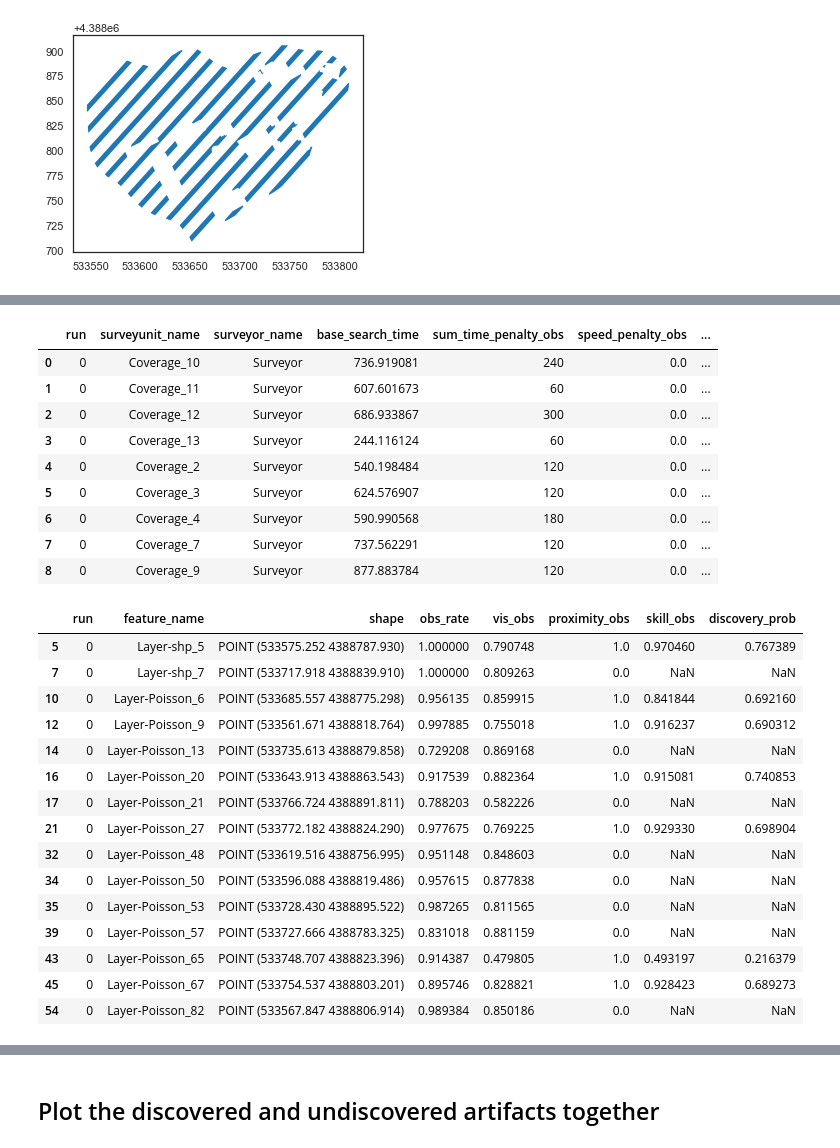
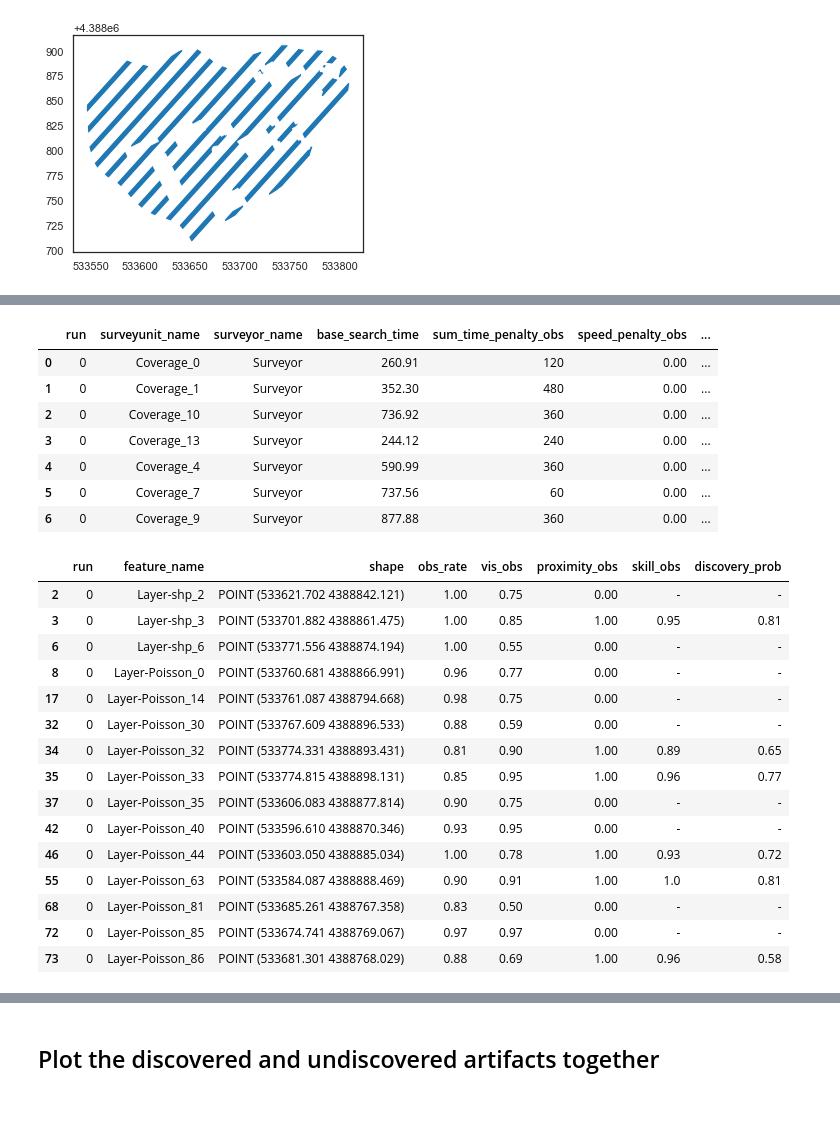
Before and after one commit to deppen8/prospect, a Jupyter notebook: notebooks/pub1/other_plots/other_plots.ipynb, the cells around one changed output, grey strips where cells are left out. Saved outputs shown, nothing was run; the diff lists cells and outputs as text; code cells hidden in the pictures; blank space fills up the shorter version.

```diff
--- a/notebooks/pub1/other_plots/other_plots.ipynb
+++ b/notebooks/pub1/other_plots/other_plots.ipynb
@@ -8,6 +9,8 @@ from scipy.stats import beta
 # %%
 sns.set_style("white")
 sns.set_context("notebook")
+
+pd.options.display.float_format = "{:,.2f}".format
 # %%
 area = prospect.Area.from_shapefile(
     name="Area",
@@ -45,8 +48,10 @@ layer_shp = prospect.Layer.from_shapefile(
     ideal_obs_rate=1.0,
 )
 
-layer_poisson = prospect.Layer.from_poisson_points(
-    rate=0.0015,
+layer_poisson = prospect.Layer.from_matern_points(
+    parent_rate=0.00017,
+    child_rate=12,
+    radius=10,
     name="Layer-Poisson",
     area=area,
     time_penalty=60,
@@ -106,37 +107,35 @@ survey = prospect.Survey(name="Survey", area=area, assemblage=assemblage, covera
 # %%
 survey.run(n_runs=1)
 # %%
-survey.time_surveyunit
+survey.time_surveyunit.fillna("-")
 # %% [output]
 |  | run | surveyunit_name | surveyor_name | base_search_time | sum_time_penalty_obs | speed_penalty_obs | ... |
-| 0 | 0 | Coverage_10 | Surveyor | 736.919081 | 240 | 0.0 | ... |
-| 1 | 0 | Coverage_11 | Surveyor | 607.601673 | 60 | 0.0 | ... |
-| 2 | 0 | Coverage_12 | Surveyor | 686.933867 | 300 | 0.0 | ... |
-| 3 | 0 | Coverage_13 | Surveyor | 244.116124 | 60 | 0.0 | ... |
-| 4 | 0 | Coverage_2 | Surveyor | 540.198484 | 120 | 0.0 | ... |
-| 5 | 0 | Coverage_3 | Surveyor | 624.576907 | 120 | 0.0 | ... |
-| 6 | 0 | Coverage_4 | Surveyor | 590.990568 | 180 | 0.0 | ... |
-| 7 | 0 | Coverage_7 | Surveyor | 737.562291 | 120 | 0.0 | ... |
-| 8 | 0 | Coverage_9 | Surveyor | 877.883784 | 120 | 0.0 | ... |
+| 0 | 0 | Coverage_0 | Surveyor | 260.91 | 120 | 0.00 | ... |
+| 1 | 0 | Coverage_1 | Surveyor | 352.30 | 480 | 0.00 | ... |
+| 2 | 0 | Coverage_10 | Surveyor | 736.92 | 360 | 0.00 | ... |
+| 3 | 0 | Coverage_13 | Surveyor | 244.12 | 240 | 0.00 | ... |
+| 4 | 0 | Coverage_4 | Surveyor | 590.99 | 360 | 0.00 | ... |
+| 5 | 0 | Coverage_7 | Surveyor | 737.56 | 60 | 0.00 | ... |
+| 6 | 0 | Coverage_9 | Surveyor | 877.88 | 360 | 0.00 | ... |
 # %%
-survey.discovery.sample(n=15).sort_index()
+survey.discovery.sample(n=15).sort_index().fillna("-")
 # %% [output]
 |  | run | feature_name | shape | obs_rate | vis_obs | proximity_obs | skill_obs | discovery_prob |
-| 5 | 0 | Layer-shp_5 | POINT (533575.252 4388787.930) | 1.000000 | 0.790748 | 1.0 | 0.970460 | 0.767389 |
-| 7 | 0 | Layer-shp_7 | POINT (533717.918 4388839.910) | 1.000000 | 0.809263 | 0.0 | NaN | NaN |
-| 10 | 0 | Layer-Poisson_6 | POINT (533685.557 4388775.298) | 0.956135 | 0.859915 | 1.0 | 0.841844 | 0.692160 |
-| 12 | 0 | Layer-Poisson_9 | POINT (533561.671 4388818.764) | 0.997885 | 0.755018 | 1.0 | 0.916237 | 0.690312 |
-| 14 | 0 | Layer-Poisson_13 | POINT (533735.613 4388879.858) | 0.729208 | 0.869168 | 0.0 | NaN | NaN |
-| 16 | 0 | Layer-Poisson_20 | POINT (533643.913 4388863.543) | 0.917539 | 0.882364 | 1.0 | 0.915081 | 0.740853 |
-| 17 | 0 | Layer-Poisson_21 | POINT (533766.724 4388891.811) | 0.788203 | 0.582226 | 0.0 | NaN | NaN |
-| 21 | 0 | Layer-Poisson_27 | POINT (533772.182 4388824.290) | 0.977675 | 0.769225 | 1.0 | 0.929330 | 0.698904 |
-| 32 | 0 | Layer-Poisson_48 | POINT (533619.516 4388756.995) | 0.951148 | 0.848603 | 0.0 | NaN | NaN |
-| 34 | 0 | Layer-Poisson_50 | POINT (533596.088 4388819.486) | 0.957615 | 0.877838 | 0.0 | NaN | NaN |
-| 35 | 0 | Layer-Poisson_53 | POINT (533728.430 4388895.522) | 0.987265 | 0.811565 | 0.0 | NaN | NaN |
-| 39 | 0 | Layer-Poisson_57 | POINT (533727.666 4388783.325) | 0.831018 | 0.881159 | 0.0 | NaN | NaN |
-| 43 | 0 | Layer-Poisson_65 | POINT (533748.707 4388823.396) | 0.914387 | 0.479805 | 1.0 | 0.493197 | 0.216379 |
-| 45 | 0 | Layer-Poisson_67 | POINT (533754.537 4388803.201) | 0.895746 | 0.828821 | 1.0 | 0.928423 | 0.689273 |
-| 54 | 0 | Layer-Poisson_82 | POINT (533567.847 4388806.914) | 0.989384 | 0.850186 | 0.0 | NaN | NaN |
+| 2 | 0 | Layer-shp_2 | POINT (533621.702 4388842.121) | 1.00 | 0.75 | 0.00 | - | - |
+| 3 | 0 | Layer-shp_3 | POINT (533701.882 4388861.475) | 1.00 | 0.85 | 1.00 | 0.95 | 0.81 |
+| 6 | 0 | Layer-shp_6 | POINT (533771.556 4388874.194) | 1.00 | 0.55 | 0.00 | - | - |
+| 8 | 0 | Layer-Poisson_0 | POINT (533760.681 4388866.991) | 0.96 | 0.77 | 0.00 | - | - |
+| 17 | 0 | Layer-Poisson_14 | POINT (533761.087 4388794.668) | 0.98 | 0.75 | 0.00 | - | - |
+| 32 | 0 | Layer-Poisson_30 | POINT (533767.609 4388896.533) | 0.88 | 0.59 | 0.00 | - | - |
+| 34 | 0 | Layer-Poisson_32 | POINT (533774.331 4388893.431) | 0.81 | 0.90 | 1.00 | 0.89 | 0.65 |
+| 35 | 0 | Layer-Poisson_33 | POINT (533774.815 4388898.131) | 0.85 | 0.95 | 1.00 | 0.96 | 0.77 |
+| 37 | 0 | Layer-Poisson_35 | POINT (533606.083 4388877.814) | 0.90 | 0.75 | 0.00 | - | - |
+| 42 | 0 | Layer-Poisson_40 | POINT (533596.610 4388870.346) | 0.93 | 0.95 | 0.00 | - | - |
+| 46 | 0 | Layer-Poisson_44 | POINT (533603.050 4388885.034) | 1.00 | 0.78 | 1.00 | 0.93 | 0.72 |
+| 55 | 0 | Layer-Poisson_63 | POINT (533584.087 4388888.469) | 0.90 | 0.91 | 1.00 | 1.0 | 0.81 |
+| 68 | 0 | Layer-Poisson_81 | POINT (533685.261 4388767.358) | 0.83 | 0.50 | 0.00 | - | - |
+| 72 | 0 | Layer-Poisson_85 | POINT (533674.741 4388769.067) | 0.97 | 0.97 | 0.00 | - | - |
+| 73 | 0 | Layer-Poisson_86 | POINT (533681.301 4388768.029) | 0.88 | 0.69 | 1.00 | 0.96 | 0.58 |
 # %%
 AREA_LT_BLUE = "#a6cee3"
 COVERAGE_BLUE = "#1f78b4"
```
Also changed, not shown: parts of 9 cells of this notebook, 2 other files.
